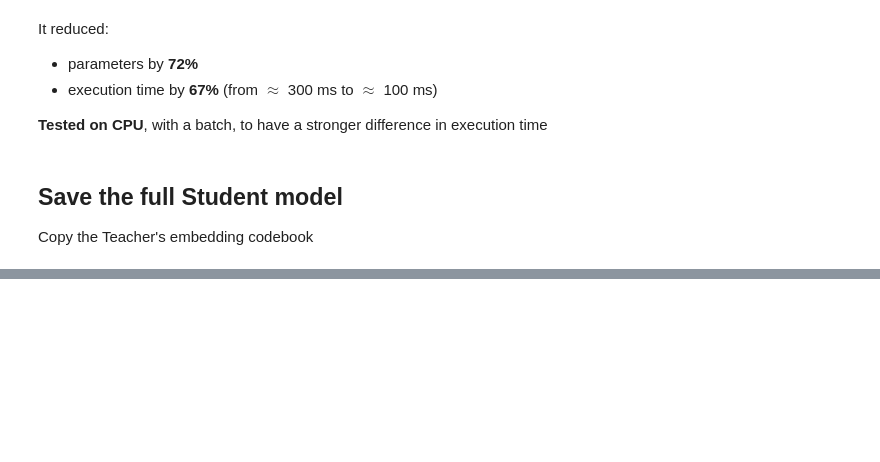
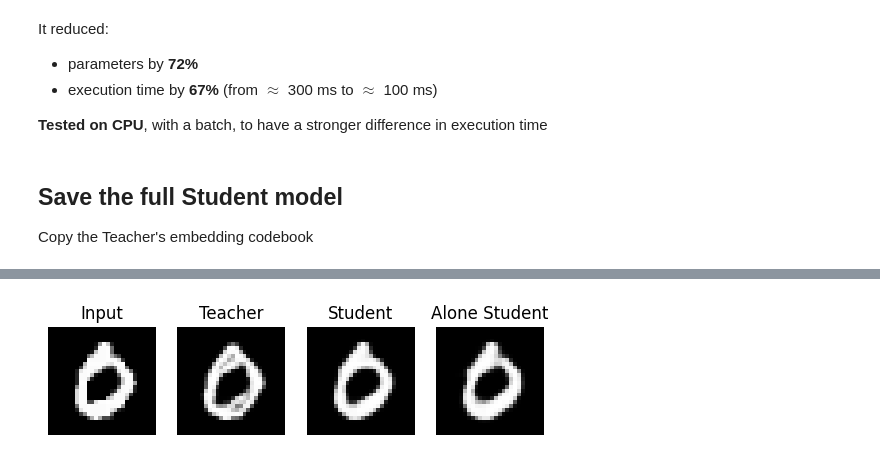
Before and after one commit to simonesestito/latent-autoregressive-source-separation, a Jupyter notebook: MNIST_VQ_VAE_Distillation.ipynb, the cells around one changed output, grey strips where cells are left out. Saved outputs shown, nothing was run; the diff lists cells and outputs as text; code cells hidden in the pictures; blank space fills up the shorter version.

```diff
--- a/MNIST_VQ_VAE_Distillation.ipynb
+++ b/MNIST_VQ_VAE_Distillation.ipynb
@@ -802,7 +828,7 @@ It reduced:
 ## Save the full Student model
 Copy the Teacher's embedding codebook
 # %%
-student_model.codeBook.embedding = teacher_vq_vae.codeBook.embedding
+student_model.codeBook = teacher_vq_vae.codeBook
 
 torch.save(student_model.state_dict(), student_model_trained_full_checkpoint_filename)
 # %% [markdown]
@@ -819,0 +933,21 @@ More resources on how to train a VQ-VAE: [here](https://github.com/zalandoresear
+# %%
+#@title Show an example from this alone student
+
+# Pick a random image from MNIST dataset
+input_image, _ = testset[3]
+input_image = input_image[None, ...].to(device)
+input_image.dtype, input_image.shape
+
+with torch.no_grad():
+  alone_x_tilde, _, _ = alone_student_model(input_image)
+  student_x_tilde, _, _ = student_model(input_image)
+  teacher_x_tilde, _, _ = teacher_vq_vae(input_image)
+
+show_images([
+    (input_image, 'Input'),
+    (teacher_x_tilde, 'Teacher'),
+    (student_x_tilde, 'Student'),
+    (alone_x_tilde, 'Alone Student'),
+])
+# %% [output]
+[figure, added]
```
Also changed, not shown: parts of 18 cells of this notebook.
